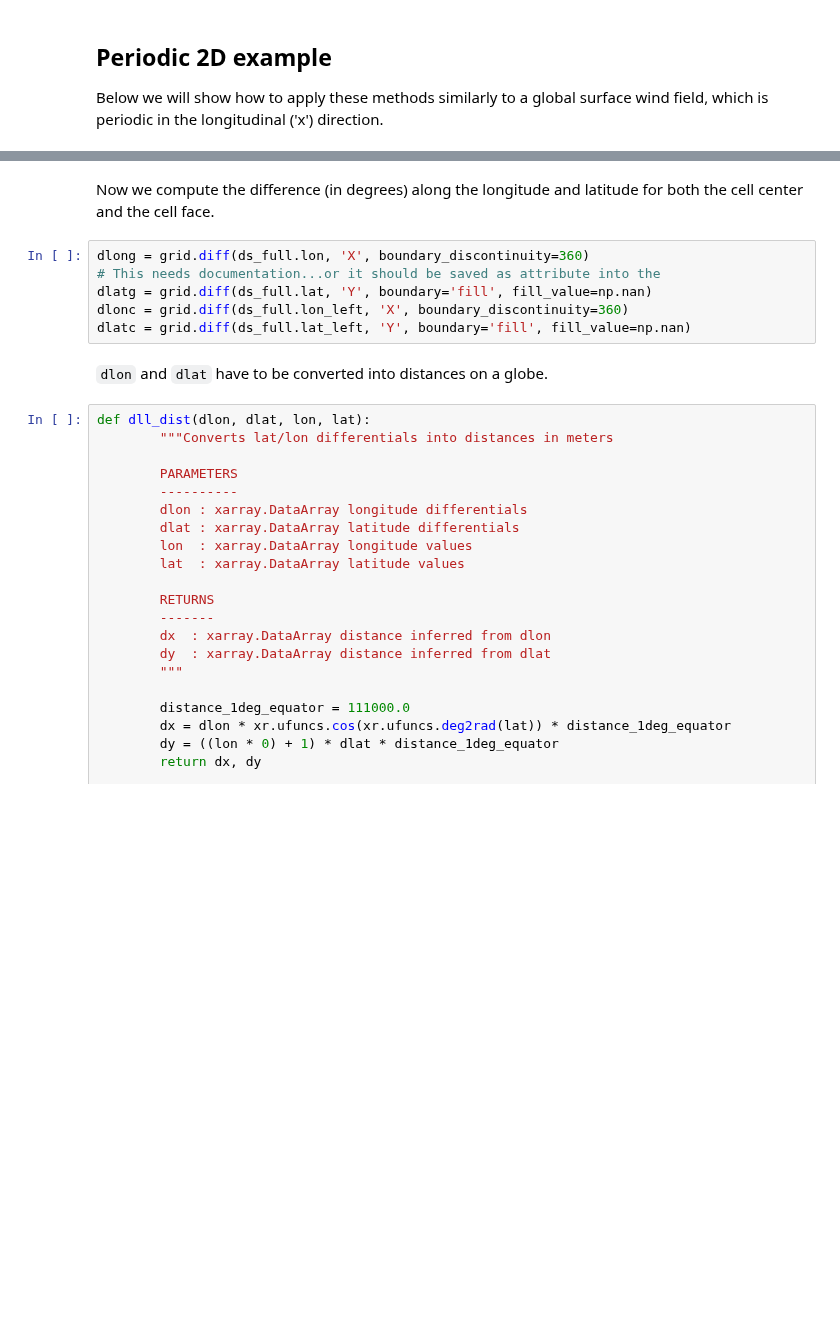
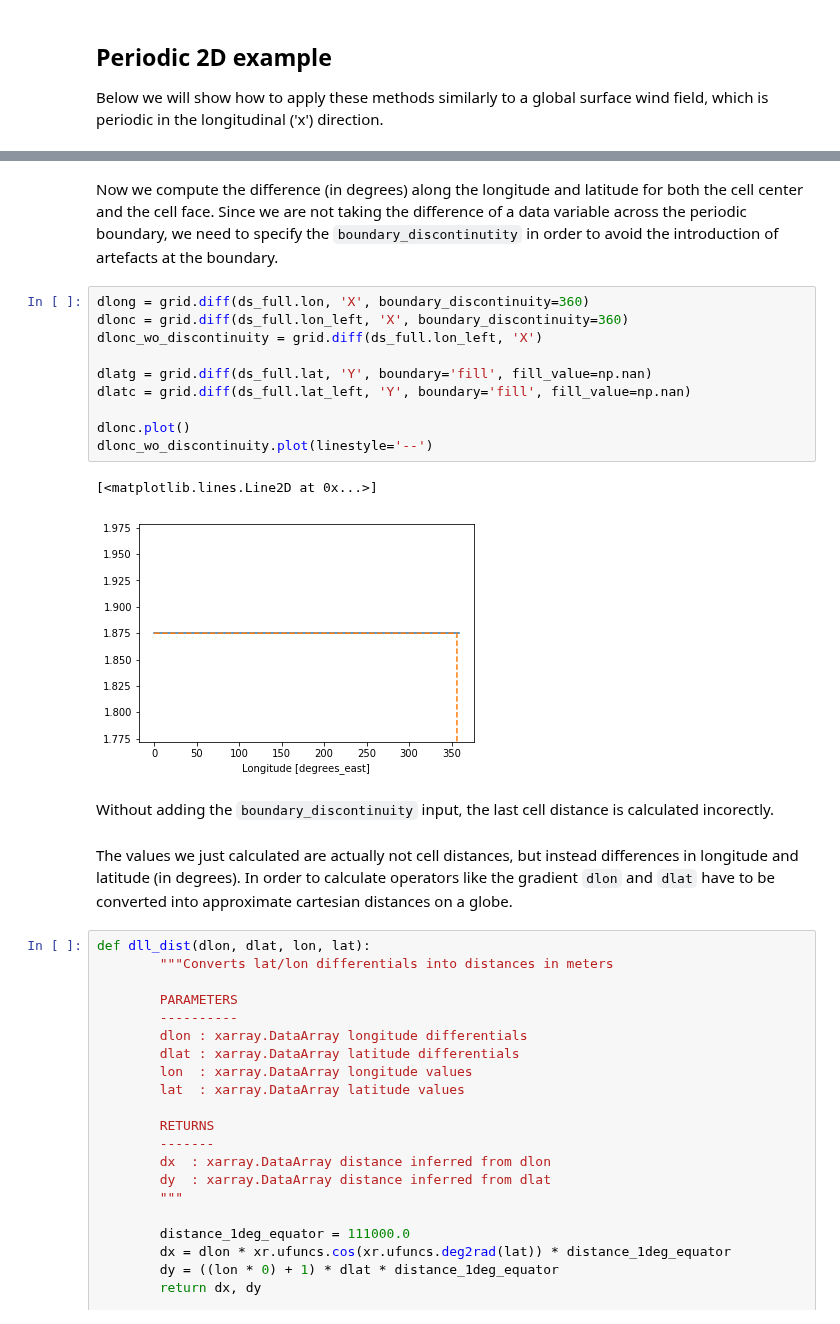
Before and after one commit to xgcm/xgcm, a Jupyter notebook: doc/autogenerate_examples.ipynb, the cells around one changed output, grey strips where cells are left out. Drawn from its saved outputs; the diff is of its cells as text; blank space fills up the shorter version.

```diff
--- a/doc/autogenerate_examples.ipynb
+++ b/doc/autogenerate_examples.ipynb
@@ -192,13 +183,22 @@ X Axis (periodic):
 # %% [markdown]
-Now we compute the difference (in degrees) along the longitude and latitude for both the cell center and the cell face.
+Now we compute the difference (in degrees) along the longitude and latitude for both the cell center and the cell face. Since we are not taking the difference of a data variable across the periodic boundary, we need to specify the `boundary_discontinutity` in order to avoid the introduction of artefacts at the boundary.
 # %%
 dlong = grid.diff(ds_full.lon, 'X', boundary_discontinuity=360)
-# This needs documentation...or it should be saved as attribute into the
+dlonc = grid.diff(ds_full.lon_left, 'X', boundary_discontinuity=360)
+dlonc_wo_discontinuity = grid.diff(ds_full.lon_left, 'X')
+
 dlatg = grid.diff(ds_full.lat, 'Y', boundary='fill', fill_value=np.nan)
-dlonc = grid.diff(ds_full.lon_left, 'X', boundary_discontinuity=360)
 dlatc = grid.diff(ds_full.lat_left, 'Y', boundary='fill', fill_value=np.nan)
+
+dlonc.plot()
+dlonc_wo_discontinuity.plot(linestyle='--')
+# %% [output]
+[<matplotlib.lines.Line2D at 0x...>]
+[figure, added]
-# %% [markdown]
-`dlon` and `dlat` have to be converted into distances on a globe.
+# %% [markdown]
+Without adding the `boundary_discontinuity` input, the last cell distance is calculated incorectly.
+# %% [markdown]
+The values we just calculated are actually not cell distances, but instead differences in longitude and latitude (in degrees). In order to calculate operators like the gradient `dlon` and `dlat` have to be converted into approximate cartesian distances on a globe.
 # %%
 def dll_dist(dlon, dlat, lon, lat):
         """Converts lat/lon differentials into distances in meters
```
Also changed, not shown: parts of 17 cells of this notebook, 2 other files.
